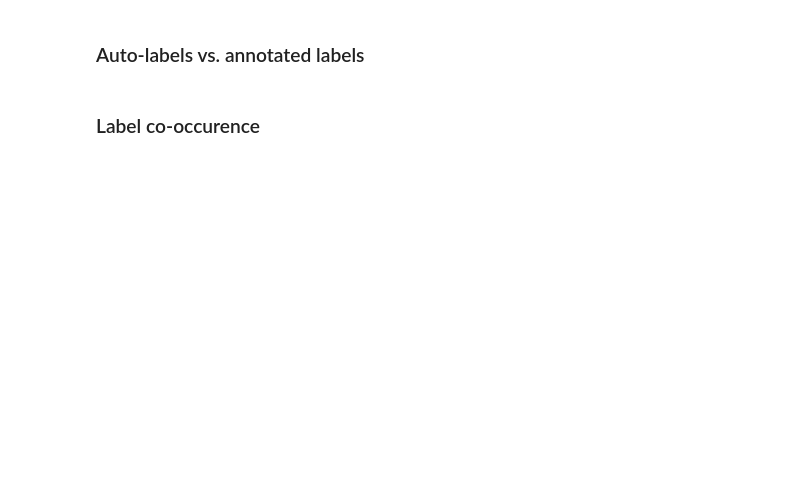
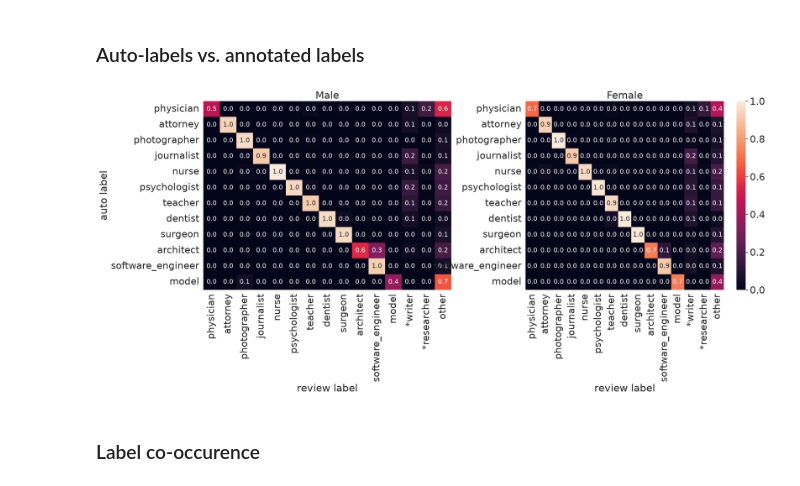
Before and after one commit to HammerLabML/MeasuringFairnessWithBiasedData, a Jupyter notebook: data_review.ipynb, the cells around one changed output. Drawn from its saved outputs; the diff is of its cells as text; code cells hidden in the pictures; blank space fills up the shorter version.

```diff
--- a/data_review.ipynb
+++ b/data_review.ipynb
@@ -26,7 +28,7 @@ sns.set(font_scale=2)
 For the reviewed data all matching raw titles were assigned. In the TITLE_JSON these raw titles are sorted by classes, including potential new classes marked with *
 It might make sense to merge these with some existing classes.
 # %%
-BIOS_FILE_REVIEWED = "data/BIOS_REVIEWED.pkl"
+BIOS_FILE_REVIEWED = "data/BIOS_MERGED_v2.csv"
 TITLE_JSON = "data/title_lookup.json"
 
-reviewed_classes = ['architect', 'surgeon', 'dentist', 'teacher', 'psychologist', 'nurse', 'photographer', 'physician', 'attorney', 'journalist']
+reviewed_classes = ['physician', 'attorney', 'photographer', 'journalist', 'nurse', 'psychologist', 'teacher', 'dentist', 'surgeon', 'architect', 'software_engineer', 'model']
@@ -236,6 +351,9 @@ plt.show()
 # %% [markdown]
 ### Auto-labels vs. annotated labels
 # %%
+OTHER_CLASS_ID = 14
+data_valid = df_valid.to_dict('records')
+
 def get_cm(gender):
     cm = np.zeros((len(reviewed_classes), len(reviewed_plus_classes)+1))
     count = np.zeros(len(reviewed_classes))
@@ -244,7 +362,7 @@ def get_cm(gender):
         if not sample['gender'] == gender:
             continue
         cid = reviewed_classes.index(sample['auto_title'])
-        new_ids = [reviewed_plus_classes.index(c) if c in reviewed_plus_classes else 13 for c in sample['titles']]
+        new_ids = [reviewed_plus_classes.index(c) if c in reviewed_plus_classes else OTHER_CLASS_ID for c in sample['titles']]
         for idx in new_ids:
             cm[cid, idx] += 1
         count[cid] += 1
@@ -256,14 +374,20 @@ def get_cm(gender):
 cm_M = get_cm('M')
 cm_F = get_cm('F')
 # %%
-fig, axes = plt.subplots(1,2, figsize=(30,10))
-sns.heatmap(cm_M, annot=True, xticklabels=reviewed_plus_classes+['other'], yticklabels=reviewed_classes, ax=axes[0], fmt=".2f", annot_kws={'fontsize': 15})
-sns.heatmap(cm_F, annot=True, xticklabels=reviewed_plus_classes+['other'], yticklabels=reviewed_classes, ax=axes[1], fmt=".2f", annot_kws={'fontsize': 15})
+fig, axes = plt.subplots(1,2, figsize=(24,8))
+sns.heatmap(cm_M, annot=True, xticklabels=reviewed_plus_classes+['other'], yticklabels=reviewed_classes, ax=axes[0], fmt=".1f", annot_kws={'fontsize': 15}, cbar=False)
+sns.heatmap(cm_F, annot=True, xticklabels=reviewed_plus_classes+['other'], yticklabels=reviewed_classes, ax=axes[1], fmt=".1f", annot_kws={'fontsize': 15})
 axes[0].set_title('Male')
 axes[1].set_title('Female')
+axes[0].set_ylabel('auto label')
+axes[0].set_xlabel('review label')
+axes[1].set_xlabel('review label')
+plt.subplots_adjust(wspace=0.3)
 
 plt.savefig('plots/cm_reviewed_label.eps', format='eps', bbox_inches = "tight")
 plt.show()
+# %% [output]
+[figure, added]
 # %% [markdown]
 ### Label co-occurence
 # %%
```
Also changed, not shown: parts of 22 cells of this notebook.
